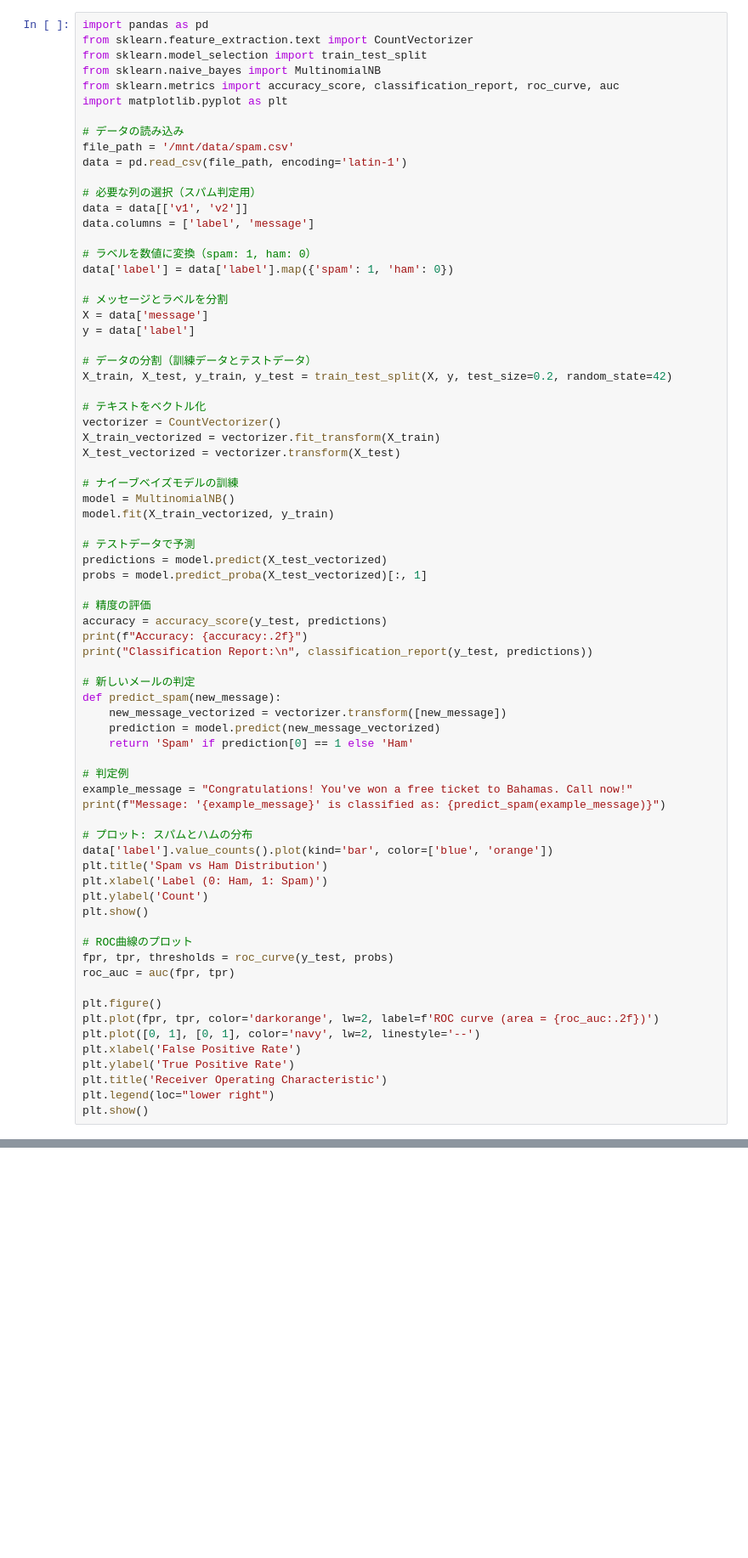
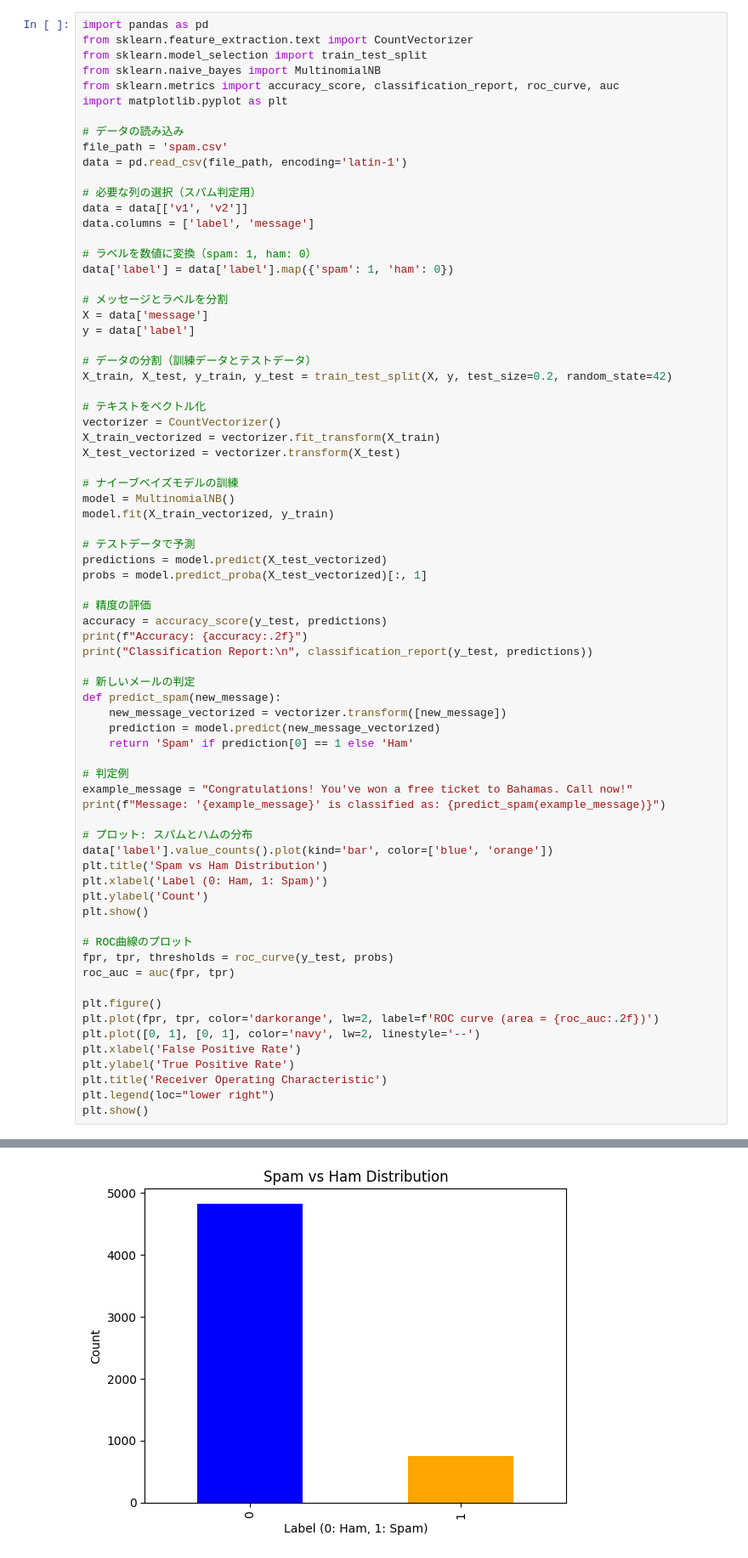
Before and after one commit to RuoAndo/musashino-university, a Jupyter notebook: ai-sec/2024/spam-naiveBayes-2.ipynb, the cells around one changed output, grey strips where cells are left out. Shown: that part at 85% size. Saved outputs shown, nothing was run; the diff lists cells and outputs as text; blank space fills up the shorter version.

```diff
--- a/ai-sec/2024/spam-naiveBayes-2.ipynb
+++ b/ai-sec/2024/spam-naiveBayes-2.ipynb
@@ -7,7 +7,7 @@ from sklearn.metrics import accuracy_score, classification_report, roc_curve, au
 import matplotlib.pyplot as plt
 
 # データの読み込み
-file_path = '/mnt/data/spam.csv'
+file_path = 'spam.csv'
 data = pd.read_csv(file_path, encoding='latin-1')
 
 # 必要な列の選択（スパム判定用）
@@ -71,3 +71,4 @@ plt.ylabel('True Positive Rate')
 plt.title('Receiver Operating Characteristic')
 plt.legend(loc="lower right")
 plt.show()
+# %% [output]
@@ -73,0 +87 @@ plt.show()
+[figure, added]
```
Also changed, not shown: parts of 1 cell of this notebook, 17 other files.
